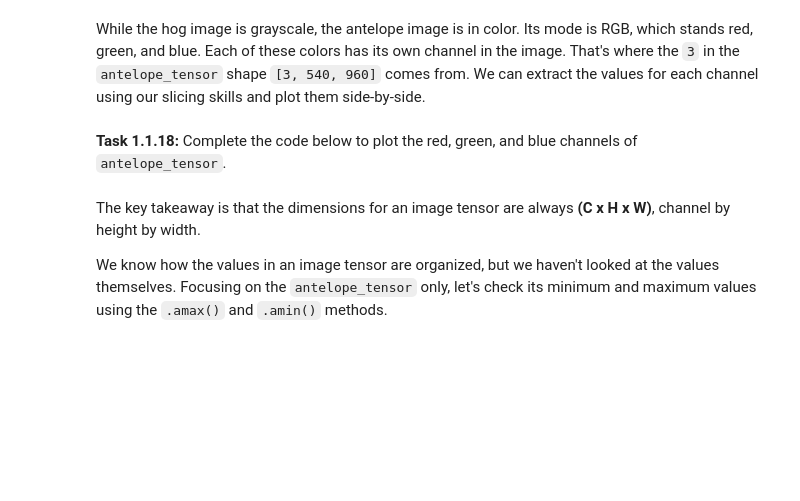
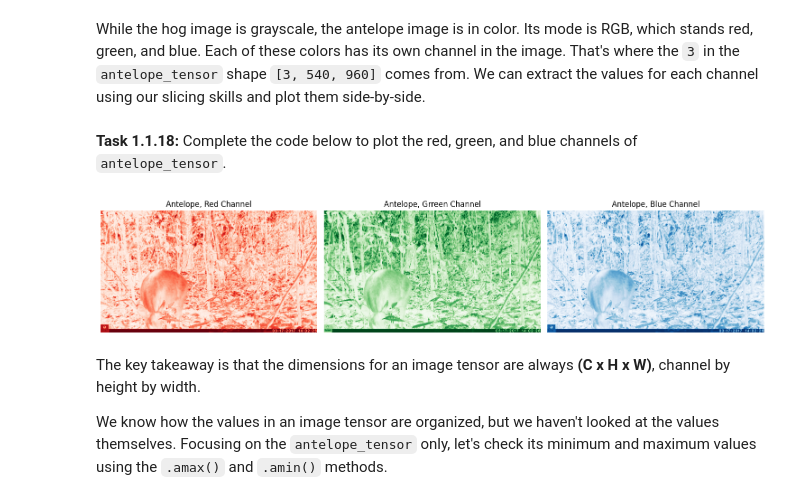
Before and after one commit to mennatuallah-hefny/Applied-AI-Lab-Deep-Learning-for-Computer-Vision, a Jupyter notebook: ai-01 1. Wildlife Conservation in Côte d'Ivoire/011-image-as-data.ipynb, the cells around one changed output. Cells and saved outputs as stored; diff of their text form; code cells hidden in the pictures; blank space fills up the shorter version.

```diff
--- a/ai-01 1. Wildlife Conservation in Côte d'Ivoire/011-image-as-data.ipynb
+++ b/ai-01 1. Wildlife Conservation in Côte d'Ivoire/011-image-as-data.ipynb
@@ -401,7 +562,7 @@ Let's do the same thing to `antelope_image_pil`.
 # %% [markdown]
 **Task 1.1.17:** Convert `antelope_image_pil` to a tensor and assign the result to `antelope_tensor`.
 # %%
-antelope_tensor = ...
+antelope_tensor = transforms.ToTensor()(antelope_image_pil)
 
 print("antelope_tensor type:", type(antelope_tensor))
 print("antelope_tensor shape:", antelope_tensor.shape)
@@ -430,23 +598,28 @@ While the hog image is grayscale, the antelope image is in color. Its mode is RG
 # %%
 # Create figure with 3 subplots
 fig, (ax0, ax1, ax2) = plt.subplots(1, 3, figsize=(15, 5))
 
 # Plot red channel
 red_channel = antelope_tensor[0, :, :]
 ax0.imshow(red_channel, cmap="Reds")
 ax0.set_title("Antelope, Red Channel")
 ax0.axis("off")
 
 # Plot green channel
-green_channel = ...
-
-
+green_channel = antelope_tensor[1, :, :]
+ax1.imshow(green_channel, cmap="Greens")
+ax1.set_title("Antelope, Grreen Channel")
+ax1.axis("off")
 
 # Plot blue channel
-blue_channel = ...
-
+blue_channel = antelope_tensor[2, :, :]
+ax2.imshow(red_channel, cmap="Blues")
+ax2.set_title("Antelope, Blue Channel")
+ax2.axis("off")
 
 plt.tight_layout();
+# %% [output]
+[figure, added]
 # %% [markdown]
 The key takeaway is that the dimensions for an image tensor are always **(C x H x W)**, channel by height by width.
 
```
Also changed, not shown: parts of 28 cells of this notebook, 1 other file.
